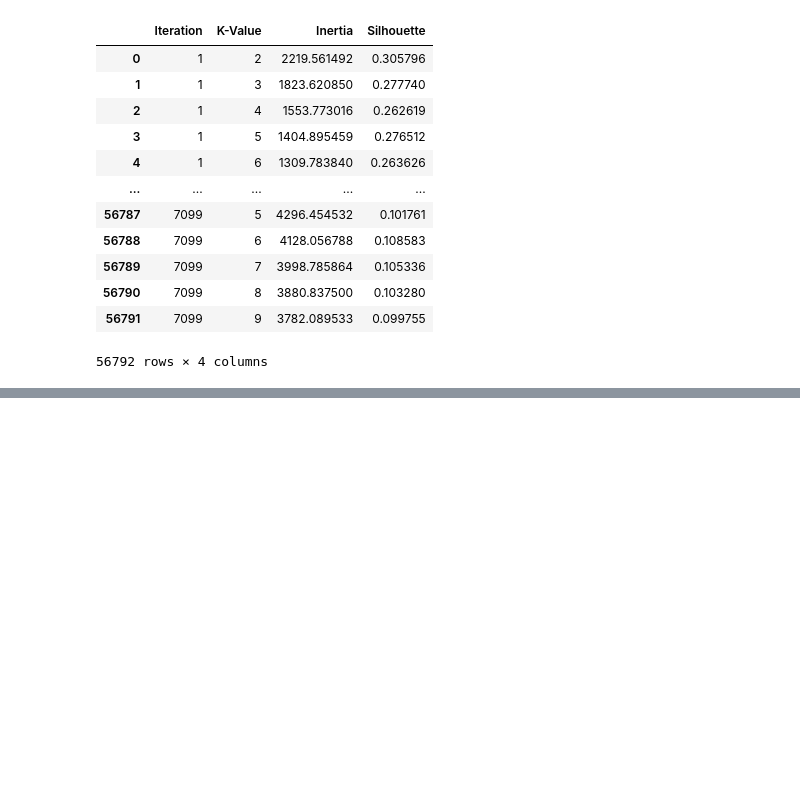
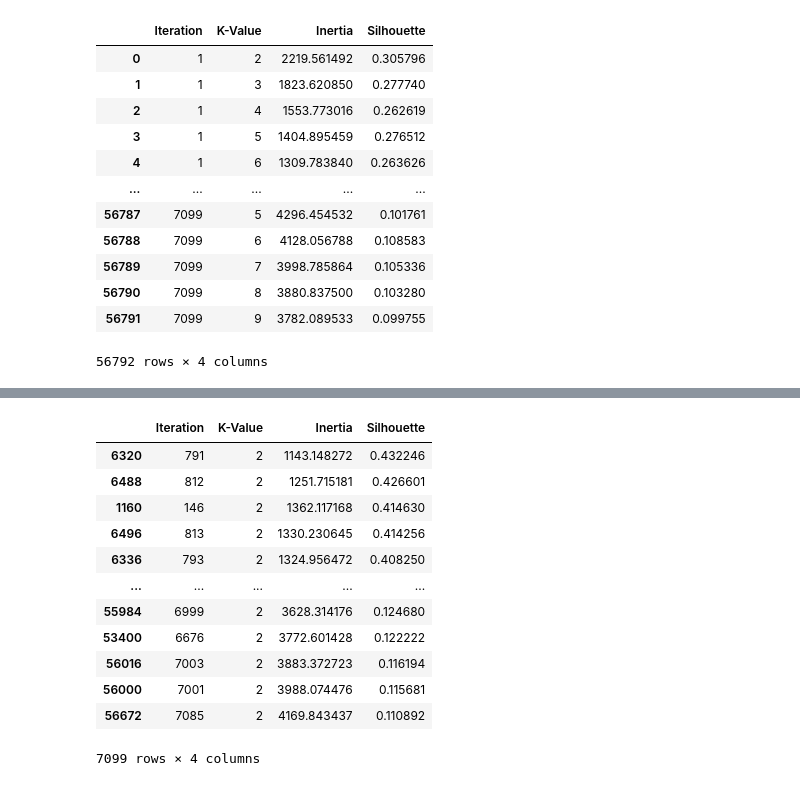
Before and after one commit to IgnacioGB1990/Data_Desafio, a Jupyter notebook: Cleaning/column_selection.ipynb, the cells around one changed output, grey strips where cells are left out. Cells and saved outputs as stored; diff of their text form; code cells hidden in the pictures; blank space fills up the shorter version.

```diff
--- a/Cleaning/column_selection.ipynb
+++ b/Cleaning/column_selection.ipynb
@@ -290,0 +349,20 @@ all
+# %%
+
+
+# df_sorted.to_excel(r'./results/column_selection_excel.xlsx',sheet_name='home', index=False)
+filtered_df = df_sorted.loc[df_sorted['K-Value'] == 2]
+filtered_df
+# %% [output]
+|  | Iteration | K-Value | Inertia | Silhouette |
+| 6320 | 791 | 2 | 1143.148272 | 0.432246 |
+| 6488 | 812 | 2 | 1251.715181 | 0.426601 |
+| 1160 | 146 | 2 | 1362.117168 | 0.414630 |
+| 6496 | 813 | 2 | 1330.230645 | 0.414256 |
+| 6336 | 793 | 2 | 1324.956472 | 0.408250 |
+| ... | ... | ... | ... | ... |
+| 55984 | 6999 | 2 | 3628.314176 | 0.124680 |
+| 53400 | 6676 | 2 | 3772.601428 | 0.122222 |
+| 56016 | 7003 | 2 | 3883.372723 | 0.116194 |
+| 56000 | 7001 | 2 | 3988.074476 | 0.115681 |
+| 56672 | 7085 | 2 | 4169.843437 | 0.110892 |
+7099 rows × 4 columns
```
Also changed, not shown: parts of 7 cells of this notebook, 2 other files.
